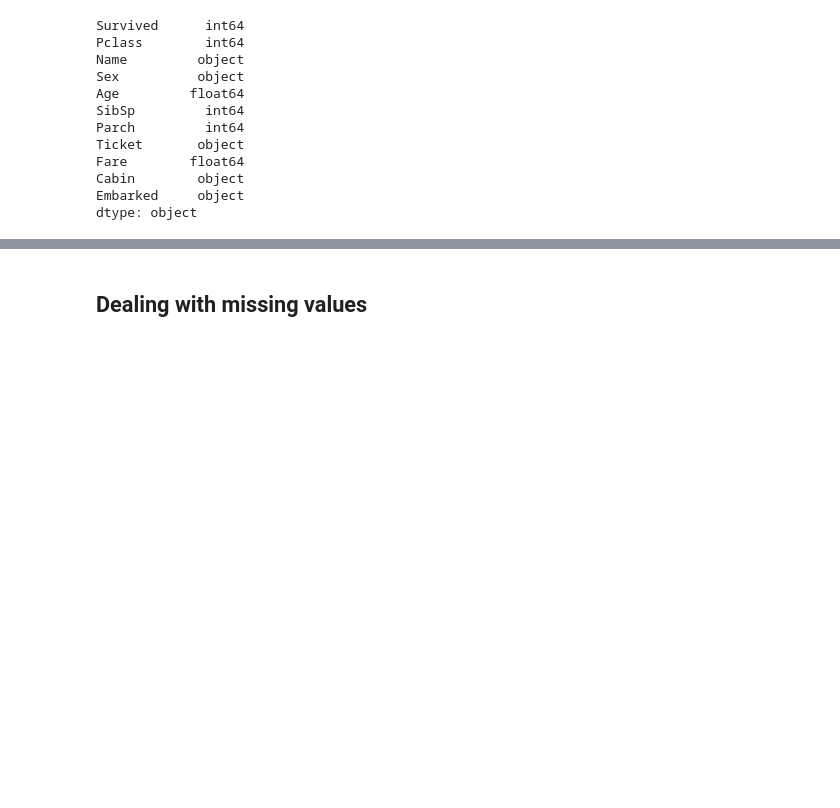
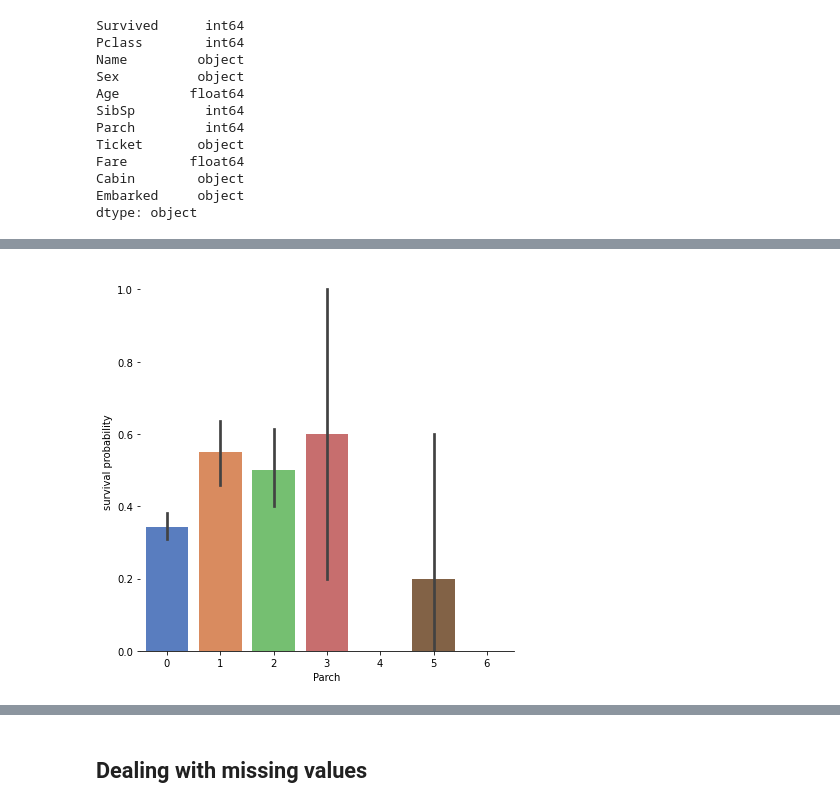
Before and after one commit to ksvignesh03/Complete-Python-ML, a Jupyter notebook: Titanic Machine Learning from Disaster.ipynb, the cells around one changed output, grey strips where cells are left out. Drawn from its saved outputs; the diff is of its cells as text; code cells hidden in the pictures; blank space fills up the shorter version.

```diff
--- a/Titanic Machine Learning from Disaster.ipynb
+++ b/Titanic Machine Learning from Disaster.ipynb
@@ -140,0 +140,8 @@ dtype: object
+# %%
+# Explore Parch feature vs Survived
+
+plot_1=sns.factorplot(x="Parch",y="Survived",data=train,kind="bar",size=6,palette="muted")
+plot_1.despine(left=True)
+plot_1=plot_1.set_ylabels("survival probability")
+# %% [output]
+[figure, added]
```
Also changed, not shown: parts of 37 cells of this notebook.
